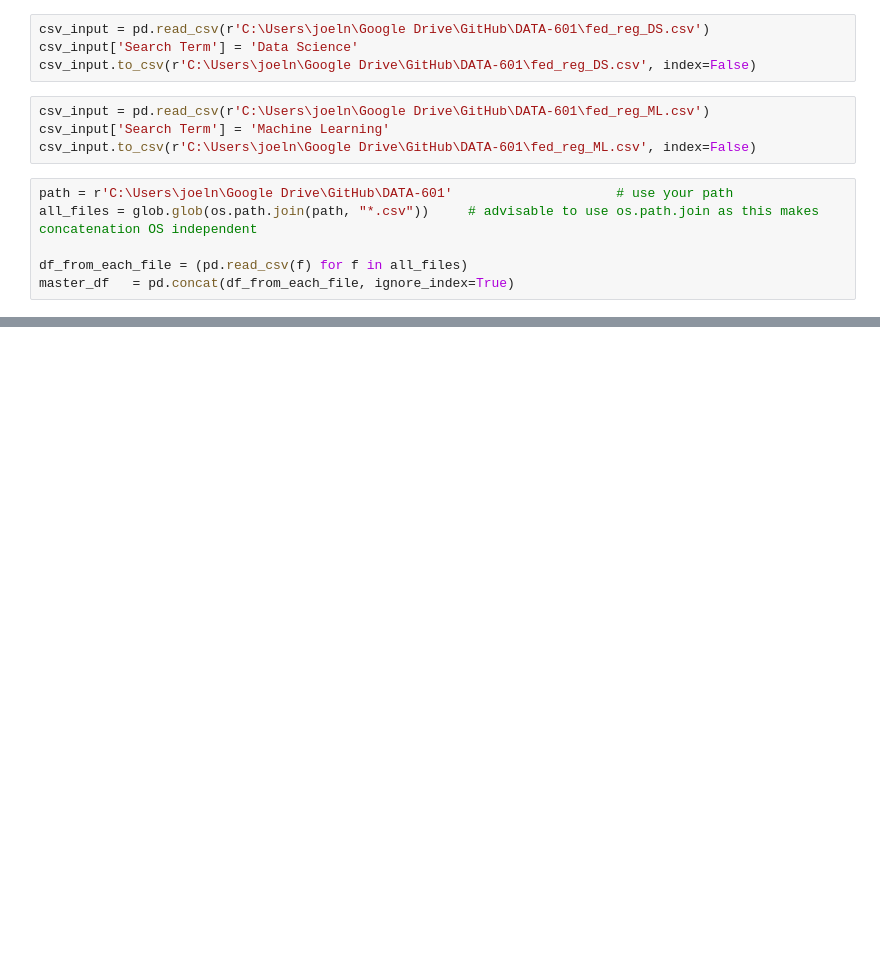
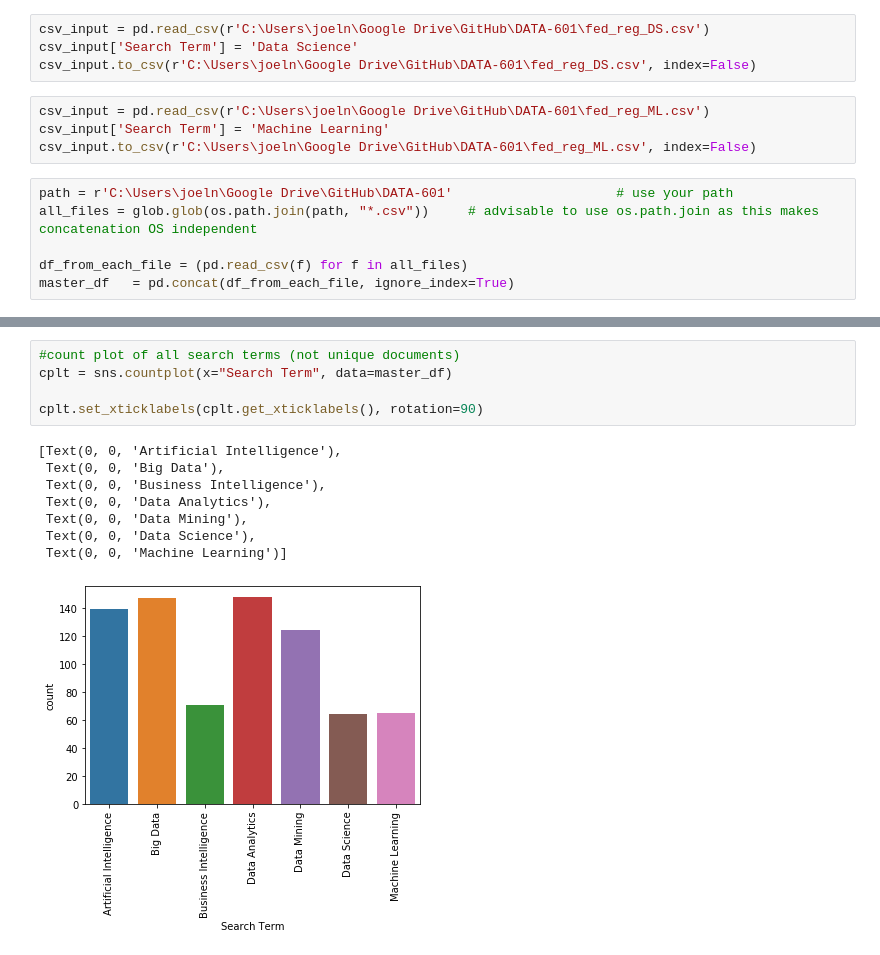
Before and after one commit to JDNantais/FederalRegister_API, a Jupyter notebook: DATA 601 - Federal Register API v2.ipynb, the cells around one changed output, grey strips where cells are left out. Saved outputs shown, nothing was run; the diff lists cells and outputs as text; blank space fills up the shorter version.

```diff
--- a/DATA 601 - Federal Register API v2.ipynb
+++ b/DATA 601 - Federal Register API v2.ipynb
@@ -163,3 +163,17 @@ master_df.describe()
 | unique | 638 | 461 | 184 | 118 | 113 | 103 | 539 | ... |
 | top | 2016-14175 | The National Technical Informatio... | Notice. | [{'raw_name': 'DEPARTMENT OF HEAL... | ['Health and Human Services Depar... | 2016-06-23 | 2019-11-12 | ... |
 | freq | 5 | 5 | 108 | 68 | 69 | 4 | 6 | ... |
+# %%
+#count plot of all search terms (not unique documents)
+cplt = sns.countplot(x="Search Term", data=master_df)
+
+cplt.set_xticklabels(cplt.get_xticklabels(), rotation=90)
+# %% [output]
+[Text(0, 0, 'Artificial Intelligence'),
+ Text(0, 0, 'Big Data'),
+ Text(0, 0, 'Business Intelligence'),
+ Text(0, 0, 'Data Analytics'),
+ Text(0, 0, 'Data Mining'),
+ Text(0, 0, 'Data Science'),
+ Text(0, 0, 'Machine Learning')]
+[figure, added]
```
Also changed, not shown: parts of 6 cells of this notebook.
